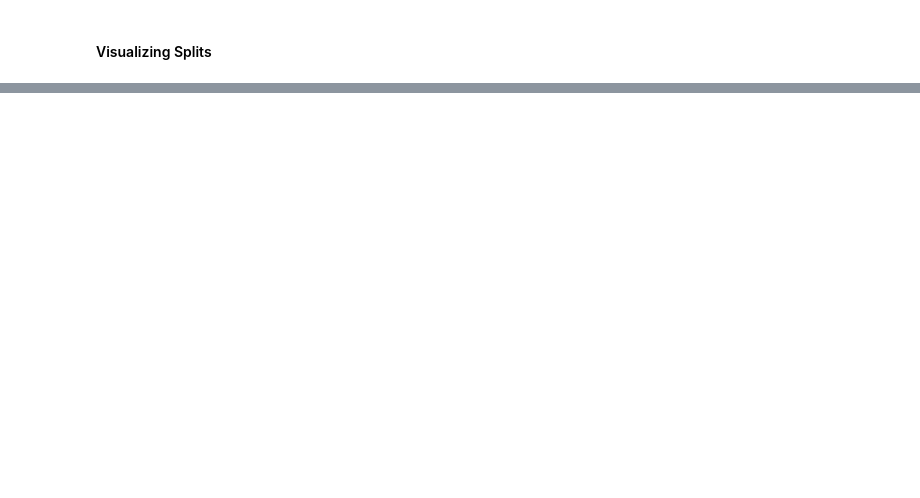
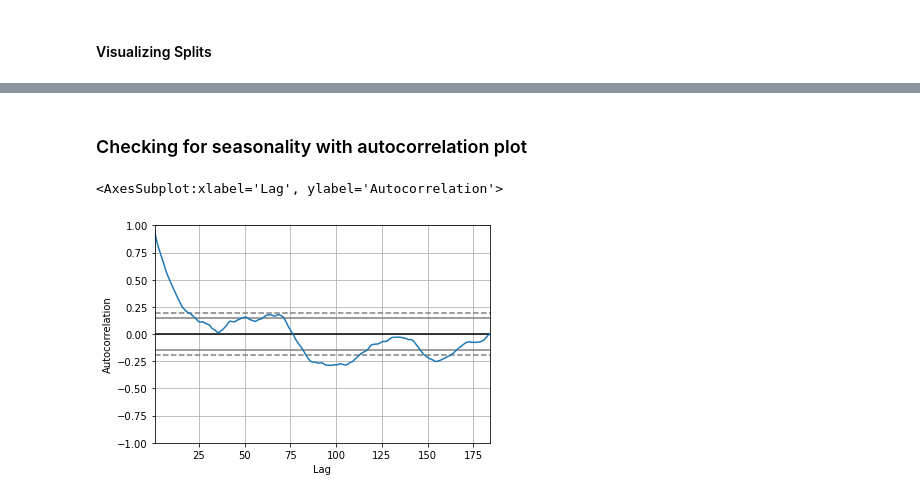
Before and after one commit to DeangeloBowen1/observing-east-asia-currencies, a Jupyter notebook: explore.ipynb, the cells around one changed output, grey strips where cells are left out. Saved outputs shown, nothing was run; the diff lists cells and outputs as text; code cells hidden in the pictures; blank space fills up the shorter version.

```diff
--- a/explore.ipynb
+++ b/explore.ipynb
@@ -146,0 +263,7 @@ for col in train.columns[1:8]:
+# %% [markdown]
+### Checking for seasonality with autocorrelation plot
+# %%
+pd.plotting.autocorrelation_plot(y.resample('W').mean())
+# %% [output]
+<AxesSubplot:xlabel='Lag', ylabel='Autocorrelation'>
+[figure, added]
```
Also changed, not shown: parts of 45 cells of this notebook, 1 other file.
